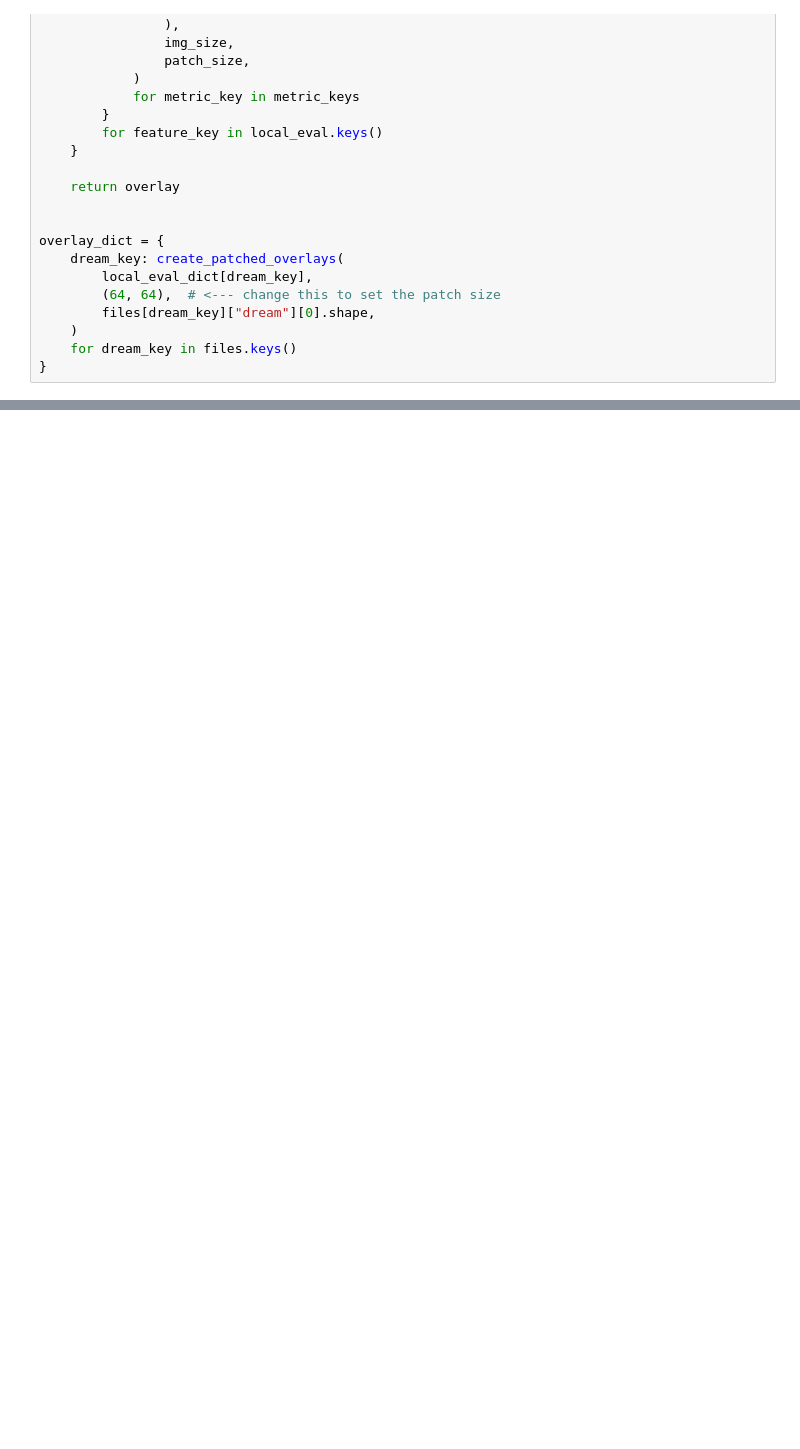
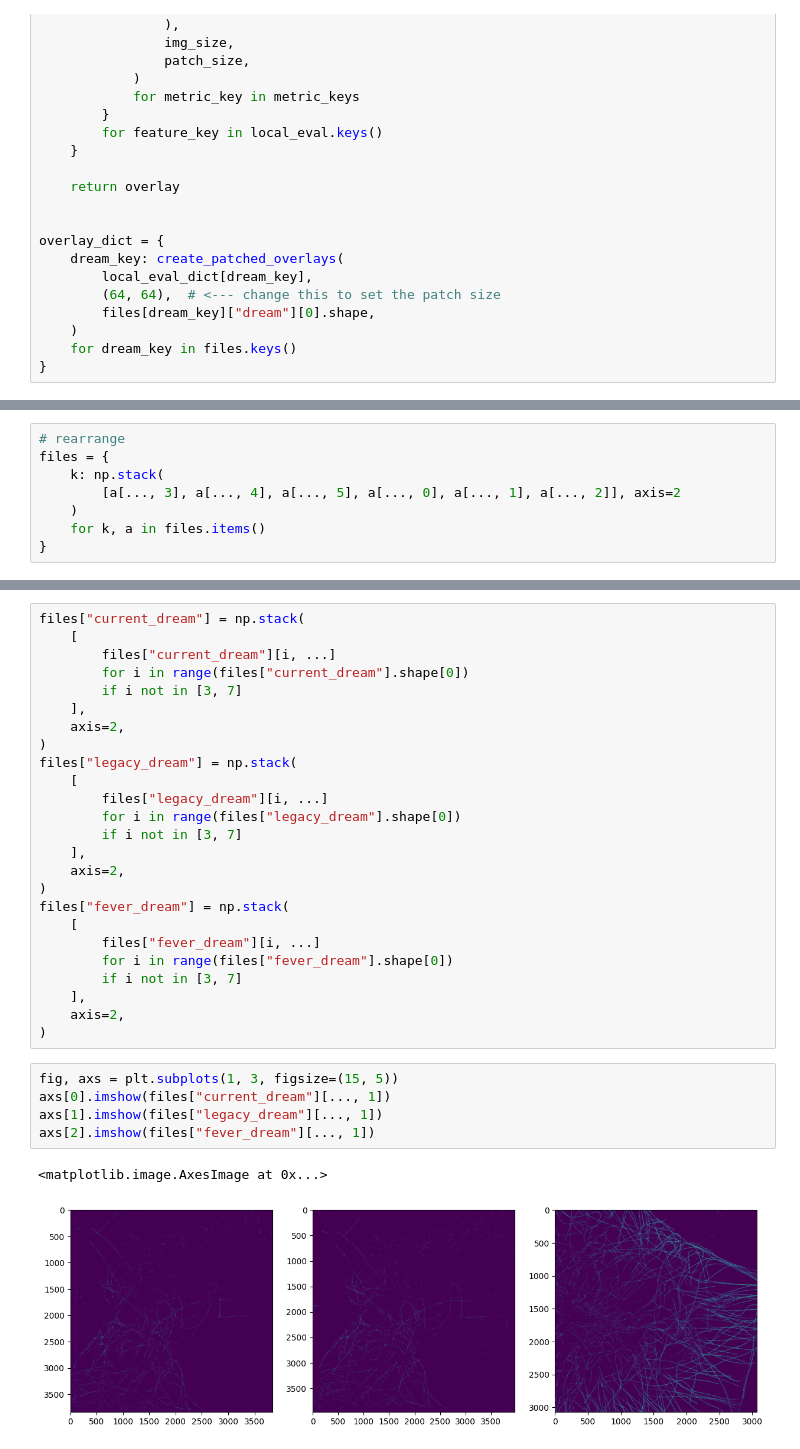
Before and after one commit to Zatyrus/NanTex, a Jupyter notebook: quick_eval.ipynb, the cells around one changed output, grey strips where cells are left out. Saved outputs shown, nothing was run; the diff lists cells and outputs as text; blank space fills up the shorter version.

```diff
--- a/quick_eval.ipynb
+++ b/quick_eval.ipynb
@@ -303,0 +358,8 @@ Text(0.5, 1.0, 'ssim')
+# %%
+# rearrange
+files = {
+    k: np.stack(
+        [a[..., 3], a[..., 4], a[..., 5], a[..., 0], a[..., 1], a[..., 2]], axis=2
+    )
+    for k, a in files.items()
+}
@@ -303,0 +482,33 @@ Text(0.5, 1.0, 'ssim')
+# %%
+files["current_dream"] = np.stack(
+    [
+        files["current_dream"][i, ...]
+        for i in range(files["current_dream"].shape[0])
+        if i not in [3, 7]
+    ],
+    axis=2,
+)
+files["legacy_dream"] = np.stack(
+    [
+        files["legacy_dream"][i, ...]
+        for i in range(files["legacy_dream"].shape[0])
+        if i not in [3, 7]
+    ],
+    axis=2,
+)
+files["fever_dream"] = np.stack(
+    [
+        files["fever_dream"][i, ...]
+        for i in range(files["fever_dream"].shape[0])
+        if i not in [3, 7]
+    ],
+    axis=2,
+)
+# %%
+fig, axs = plt.subplots(1, 3, figsize=(15, 5))
+axs[0].imshow(files["current_dream"][..., 1])
+axs[1].imshow(files["legacy_dream"][..., 1])
+axs[2].imshow(files["fever_dream"][..., 1])
+# %% [output]
+<matplotlib.image.AxesImage at 0x...>
+[figure, added]
```
Also changed, not shown: parts of 32 cells of this notebook.
